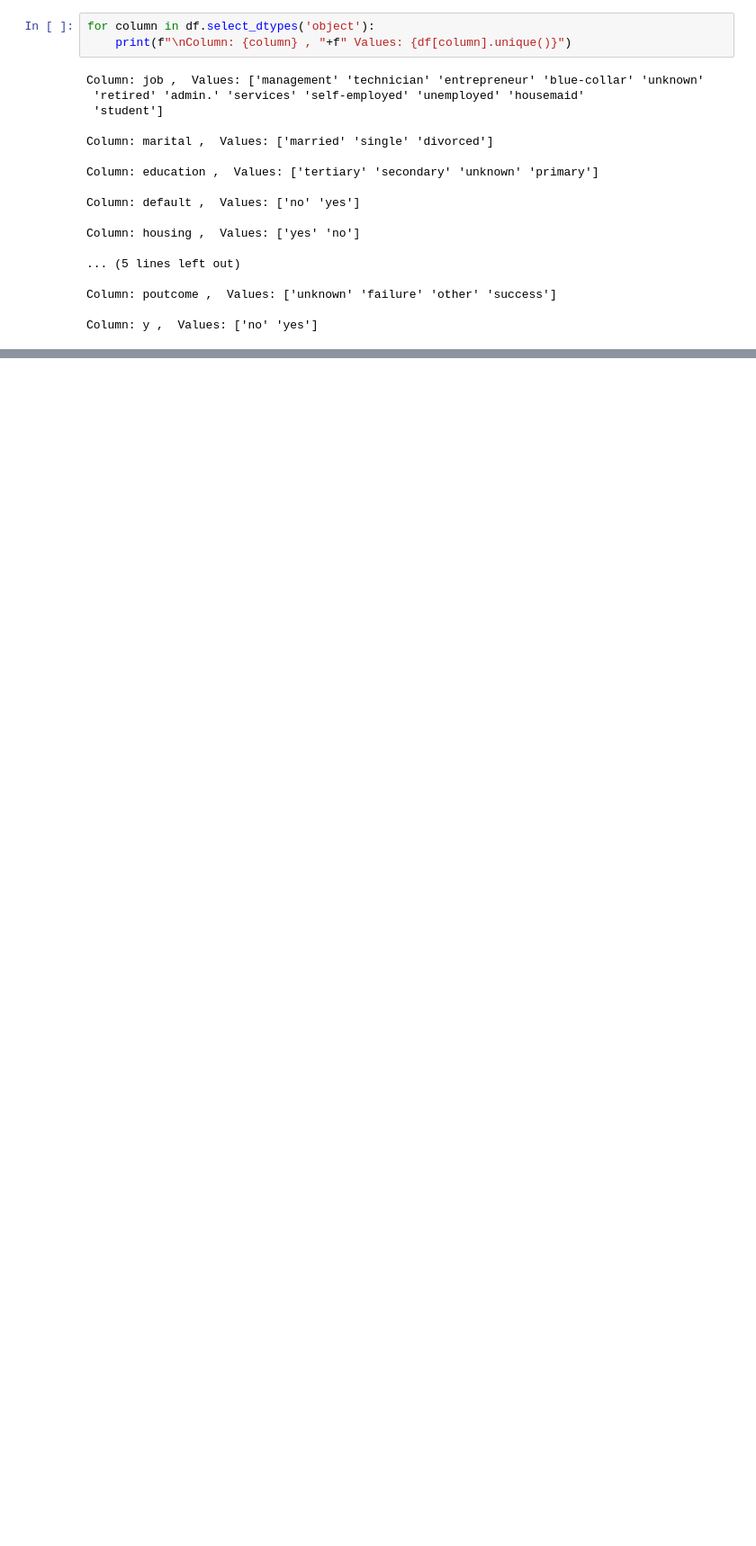
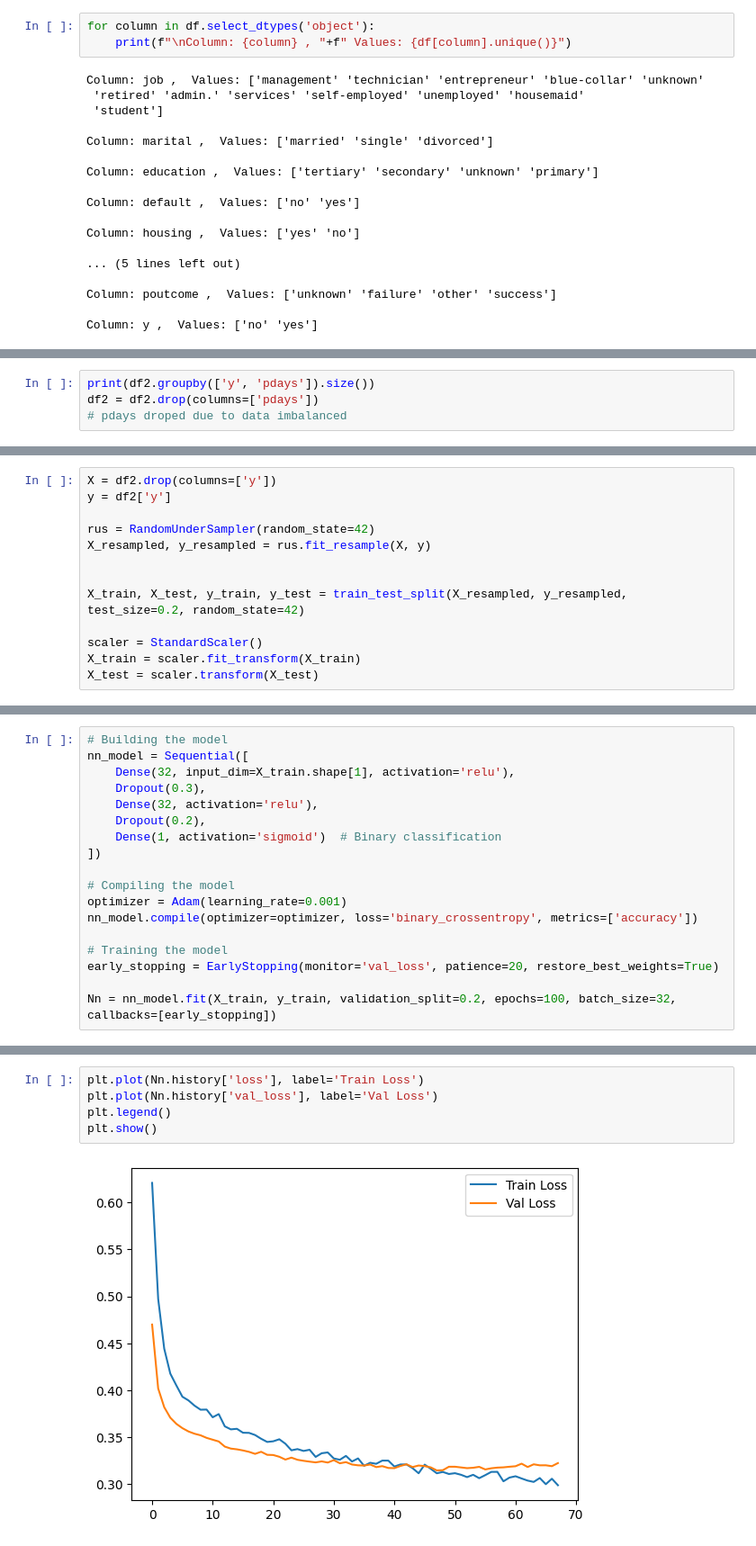
Before and after one commit to VirunaVidaswin/Machine-Learning, a Jupyter notebook: Machine_Learning.ipynb, the cells around one changed output, grey strips where cells are left out. Shown at 90% size. Saved outputs shown, nothing was run; the diff lists cells and outputs as text; blank space fills up the shorter version.

```diff
--- a/Machine_Learning.ipynb
+++ b/Machine_Learning.ipynb
@@ -170,0 +172,4 @@ Neural Network ROC-AUC: 0.963326292534976
+# %%
+print(df2.groupby(['y', 'pdays']).size())
+df2 = df2.drop(columns=['pdays'])
+# pdays droped due to data imbalanced
@@ -170,0 +254,13 @@ Neural Network ROC-AUC: 0.963326292534976
+# %%
+X = df2.drop(columns=['y'])
+y = df2['y']
+
+rus = RandomUnderSampler(random_state=42)
+X_resampled, y_resampled = rus.fit_resample(X, y)
+
+
+X_train, X_test, y_train, y_test = train_test_split(X_resampled, y_resampled, test_size=0.2, random_state=42)
+
+scaler = StandardScaler()
+X_train = scaler.fit_transform(X_train)
+X_test = scaler.transform(X_test)
@@ -170,0 +309,18 @@ Neural Network ROC-AUC: 0.963326292534976
+# %%
+# Building the model
+nn_model = Sequential([
+    Dense(32, input_dim=X_train.shape[1], activation='relu'),
+    Dropout(0.3),
+    Dense(32, activation='relu'),
+    Dropout(0.2),
+    Dense(1, activation='sigmoid')  # Binary classification
+])
+
+# Compiling the model
+optimizer = Adam(learning_rate=0.001)
+nn_model.compile(optimizer=optimizer, loss='binary_crossentropy', metrics=['accuracy'])
+
+# Training the model
+early_stopping = EarlyStopping(monitor='val_loss', patience=20, restore_best_weights=True)
+
+Nn = nn_model.fit(X_train, y_train, validation_split=0.2, epochs=100, batch_size=32, callbacks=[early_stopping])
@@ -170,0 +372,7 @@ Neural Network ROC-AUC: 0.963326292534976
+# %%
+plt.plot(Nn.history['loss'], label='Train Loss')
+plt.plot(Nn.history['val_loss'], label='Val Loss')
+plt.legend()
+plt.show()
+# %% [output]
+[figure, added]
```
Also changed, not shown: parts of 35 cells of this notebook.
